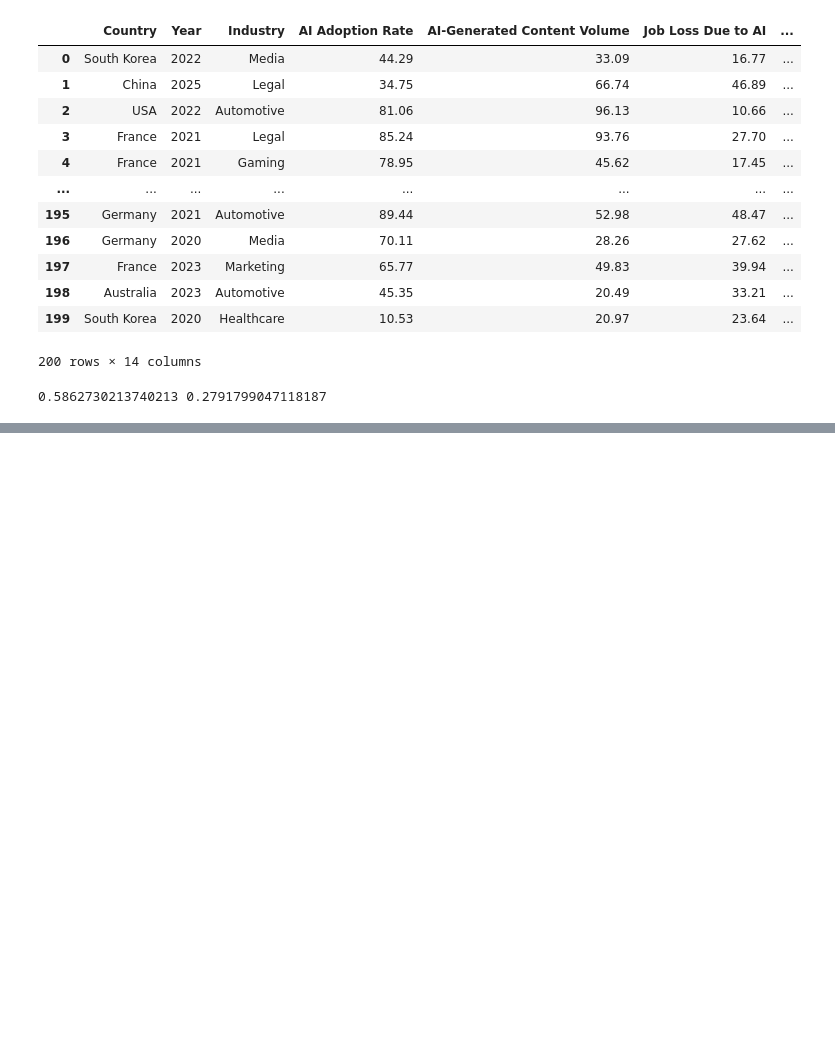
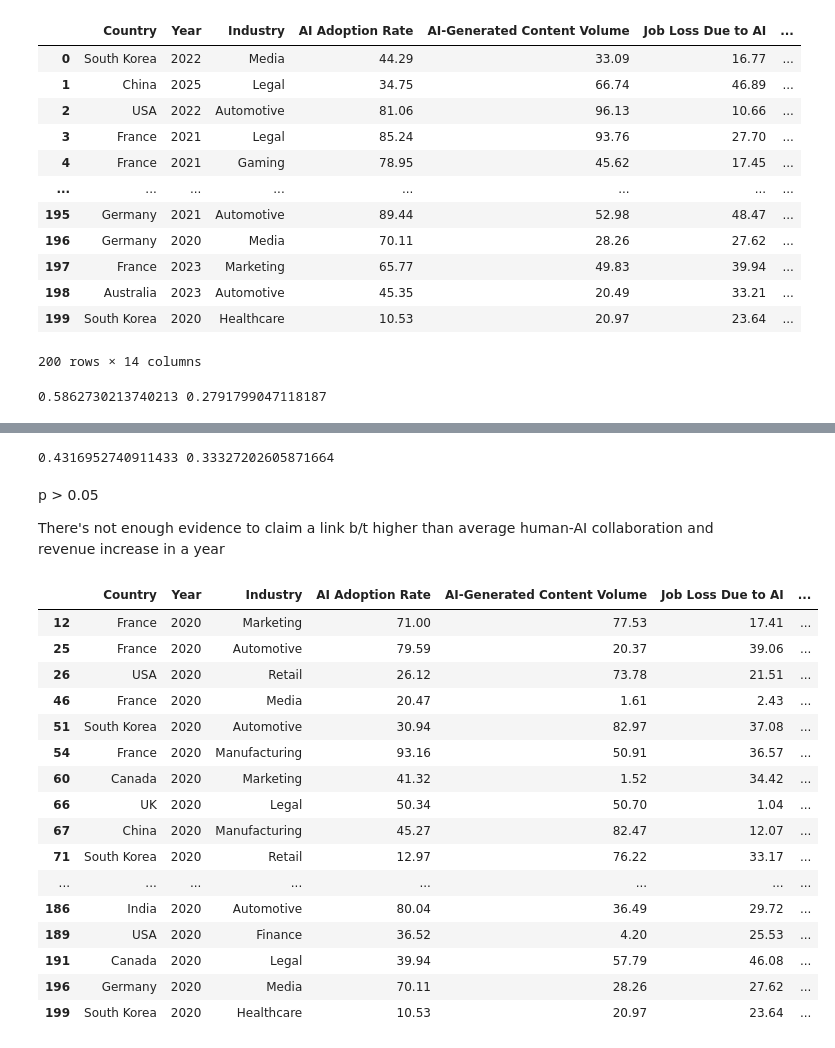
Before and after one commit to jigar-shroff/AiOnDigitalMediaResearch, a Jupyter notebook: AIOnDigitalMediaResearch.ipynb, the cells around one changed output, grey strips where cells are left out. Cells and saved outputs as stored; diff of their text form; code cells hidden in the pictures; blank space fills up the shorter version.

```diff
--- a/AIOnDigitalMediaResearch.ipynb
+++ b/AIOnDigitalMediaResearch.ipynb
@@ -1084,0 +1103,8 @@ print(t2, p2)
+# %%
+print(t3, p3)
+# %% [output]
+0.4316952740911433 0.33327202605871664
+# %% [markdown]
+p > 0.05
+
+There's not enough evidence to claim a link b/t higher than average human-AI collaboration and revenue increase in a year
@@ -1084,0 +1119,20 @@ print(t2, p2)
+# %%
+y2020
+# %% [output]
+|  | Country | Year | Industry | AI Adoption Rate | AI-Generated Content Volume | Job Loss Due to AI | ... |
+| 12 | France | 2020 | Marketing | 71.00 | 77.53 | 17.41 | ... |
+| 25 | France | 2020 | Automotive | 79.59 | 20.37 | 39.06 | ... |
+| 26 | USA | 2020 | Retail | 26.12 | 73.78 | 21.51 | ... |
+| 46 | France | 2020 | Media | 20.47 | 1.61 | 2.43 | ... |
+| 51 | South Korea | 2020 | Automotive | 30.94 | 82.97 | 37.08 | ... |
+| 54 | France | 2020 | Manufacturing | 93.16 | 50.91 | 36.57 | ... |
+| 60 | Canada | 2020 | Marketing | 41.32 | 1.52 | 34.42 | ... |
+| 66 | UK | 2020 | Legal | 50.34 | 50.70 | 1.04 | ... |
+| 67 | China | 2020 | Manufacturing | 45.27 | 82.47 | 12.07 | ... |
+| 71 | South Korea | 2020 | Retail | 12.97 | 76.22 | 33.17 | ... |
+| ... | ... | ... | ... | ... | ... | ... | ... |
+| 186 | India | 2020 | Automotive | 80.04 | 36.49 | 29.72 | ... |
+| 189 | USA | 2020 | Finance | 36.52 | 4.20 | 25.53 | ... |
+| 191 | Canada | 2020 | Legal | 39.94 | 57.79 | 46.08 | ... |
+| 196 | Germany | 2020 | Media | 70.11 | 28.26 | 27.62 | ... |
+| 199 | South Korea | 2020 | Healthcare | 10.53 | 20.97 | 23.64 | ... |
```
Also changed, not shown: parts of 14 cells of this notebook.
